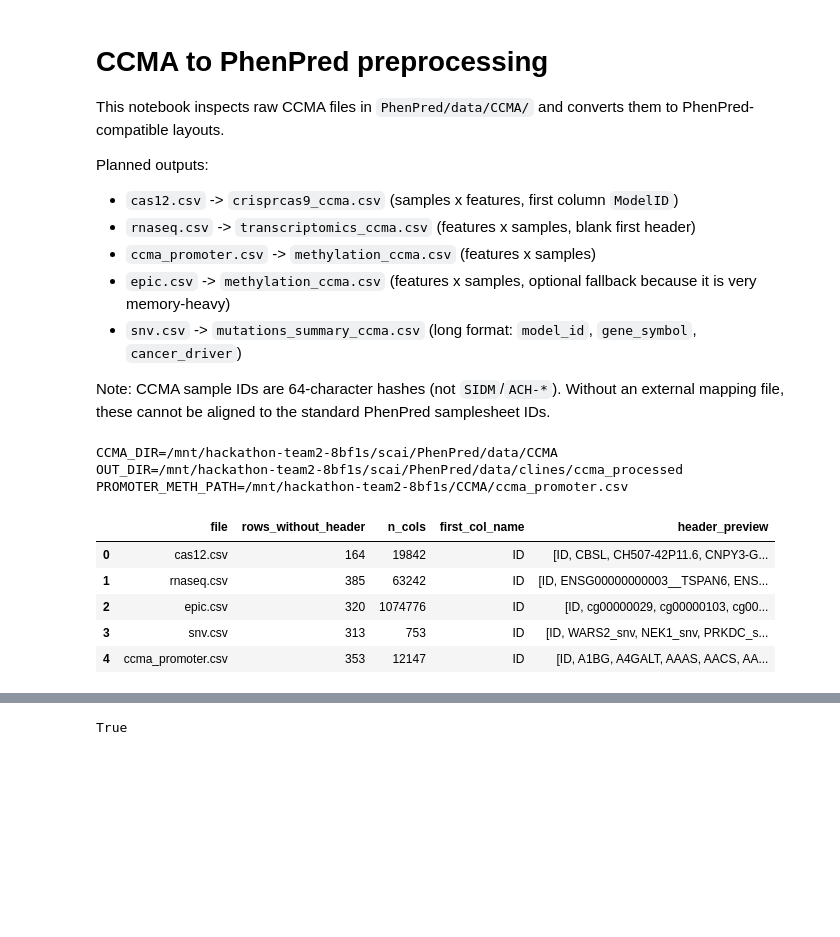
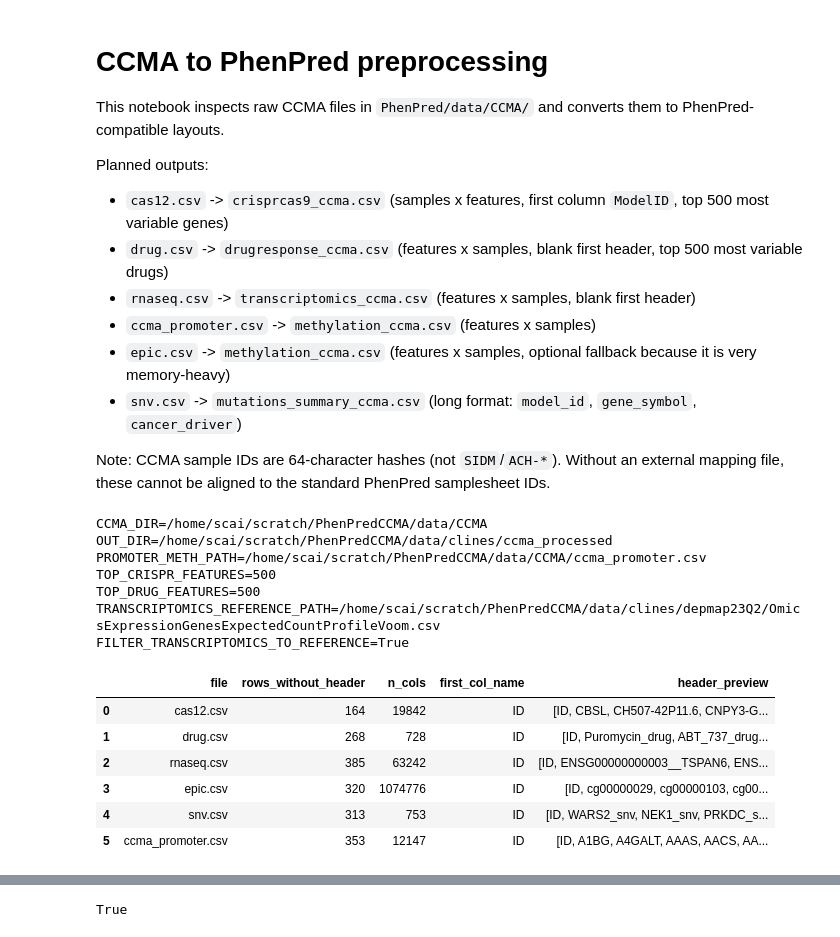
Before and after one commit to ZhaoxiangSimonCai/PhenPredCCMA, a Jupyter notebook: notebooks/preprocess_CCMA.ipynb, the cells around one changed output, grey strips where cells are left out. Cells and saved outputs as stored; diff of their text form; code cells hidden in the pictures; blank space fills up the shorter version.

```diff
--- a/notebooks/preprocess_CCMA.ipynb
+++ b/notebooks/preprocess_CCMA.ipynb
@@ -3,7 +3,8 @@
 This notebook inspects raw CCMA files in `PhenPred/data/CCMA/` and converts them to PhenPred-compatible layouts.
 
 Planned outputs:
-- `cas12.csv` -> `crisprcas9_ccma.csv` (samples x features, first column `ModelID`)
+- `cas12.csv` -> `crisprcas9_ccma.csv` (samples x features, first column `ModelID`, top 500 most variable genes)
+- `drug.csv` -> `drugresponse_ccma.csv` (features x samples, blank first header, top 500 most variable drugs)
 - `rnaseq.csv` -> `transcriptomics_ccma.csv` (features x samples, blank first header)
 - `ccma_promoter.csv` -> `methylation_ccma.csv` (features x samples)
 - `epic.csv` -> `methylation_ccma.csv` (features x samples, optional fallback because it is very memory-heavy)
@@ -18,12 +19,12 @@ import warnings
 import numpy as np
 import pandas as pd
 
-PROJECT_ROOT = Path('/mnt/hackathon-team2-8bf1s/scai/PhenPred')
+PROJECT_ROOT = Path("/home/scai/scratch/PhenPredCCMA/")
 CCMA_DIR = PROJECT_ROOT / 'data' / 'CCMA'
 OUT_DIR = PROJECT_ROOT / 'data' / 'clines' / 'ccma_processed'
 OUT_DIR.mkdir(parents=True, exist_ok=True)
 
-PROMOTER_METH_PATH = Path('/mnt/hackathon-team2-8bf1s/CCMA/ccma_promoter.csv')
+PROMOTER_METH_PATH = CCMA_DIR / 'ccma_promoter.csv'
 PROCESS_PROMOTER = True
 
 # Optional fallback: transpose ~1.07M EPIC probes if promoter methylation is unavailable.
@@ -32,39 +33,57 @@ PROCESS_EPIC = False
 # Optional pilot mode for epic transpose; leave None to process full file when PROCESS_EPIC=True.
 EPIC_MAX_FEATURES = None
 
+TOP_CRISPR_FEATURES = 500
+TOP_DRUG_FEATURES = 500
+
+# Use the DepMap transcriptomics feature index as the RNA keep-list.
+TRANSCRIPTOMICS_REFERENCE_PATH = (
+    PROJECT_ROOT / 'data' / 'clines' / 'depmap23Q2' / 'OmicsExpressionGenesExpectedCountProfileVoom.csv'
+)
+FILTER_TRANSCRIPTOMICS_TO_REFERENCE = True
+
 print(f'CCMA_DIR={CCMA_DIR}')
 print(f'OUT_DIR={OUT_DIR}')
 print(f'PROMOTER_METH_PATH={PROMOTER_METH_PATH}')
+print(f'TOP_CRISPR_FEATURES={TOP_CRISPR_FEATURES}')
+print(f'TOP_DRUG_FEATURES={TOP_DRUG_FEATURES}')
+print(f'TRANSCRIPTOMICS_REFERENCE_PATH={TRANSCRIPTOMICS_REFERENCE_PATH}')
+print(f'FILTER_TRANSCRIPTOMICS_TO_REFERENCE={FILTER_TRANSCRIPTOMICS_TO_REFERENCE}')
 # %% [output]
-CCMA_DIR=/mnt/hackathon-team2-8bf1s/scai/PhenPred/data/CCMA
-OUT_DIR=/mnt/hackathon-team2-8bf1s/scai/PhenPred/data/clines/ccma_processed
-PROMOTER_METH_PATH=/mnt/hackathon-team2-8bf1s/CCMA/ccma_promoter.csv
+CCMA_DIR=/home/scai/scratch/PhenPredCCMA/data/CCMA
+OUT_DIR=/home/scai/scratch/PhenPredCCMA/data/clines/ccma_processed
+PROMOTER_METH_PATH=/home/scai/scratch/PhenPredCCMA/data/CCMA/ccma_promoter.csv
+TOP_CRISPR_FEATURES=500
+TOP_DRUG_FEATURES=500
+TRANSCRIPTOMICS_REFERENCE_PATH=/home/scai/scratch/PhenPredCCMA/data/clines/depmap23Q2/OmicsExpressionGenesExpectedCountProfileVoom.csv
+FILTER_TRANSCRIPTOMICS_TO_REFERENCE=True
 # %%
 def quick_csv_schema(path, preview_cols=6):
     with open(path, newline='') as fh:
         reader = csv.reader(fh)
         header = next(reader)
         n_rows = sum(1 for _ in reader)
     return {
         'file': path.name,
         'rows_without_header': n_rows,
         'n_cols': len(header),
         'first_col_name': header[0],
         'header_preview': header[:preview_cols],
     }
 
-files = ['cas12.csv', 'rnaseq.csv', 'epic.csv', 'snv.csv']
+files = ['cas12.csv', 'drug.csv', 'rnaseq.csv', 'epic.csv', 'snv.csv']
 schema = [quick_csv_schema(CCMA_DIR / f) for f in files]
 if PROMOTER_METH_PATH.exists():
     schema.append(quick_csv_schema(PROMOTER_METH_PATH))
 pd.DataFrame(schema)
 # %% [output]
 |  | file | rows_without_header | n_cols | first_col_name | header_preview |
 | 0 | cas12.csv | 164 | 19842 | ID | [ID, CBSL, CH507-42P11.6, CNPY3-G... |
-| 1 | rnaseq.csv | 385 | 63242 | ID | [ID, ENSG00000000003__TSPAN6, ENS... |
-| 2 | epic.csv | 320 | 1074776 | ID | [ID, cg00000029, cg00000103, cg00... |
-| 3 | snv.csv | 313 | 753 | ID | [ID, WARS2_snv, NEK1_snv, PRKDC_s... |
-| 4 | ccma_promoter.csv | 353 | 12147 | ID | [ID, A1BG, A4GALT, AAAS, AACS, AA... |
+| 1 | drug.csv | 268 | 728 | ID | [ID, Puromycin_drug, ABT_737_drug... |
+| 2 | rnaseq.csv | 385 | 63242 | ID | [ID, ENSG00000000003__TSPAN6, ENS... |
+| 3 | epic.csv | 320 | 1074776 | ID | [ID, cg00000029, cg00000103, cg00... |
+| 4 | snv.csv | 313 | 753 | ID | [ID, WARS2_snv, NEK1_snv, PRKDC_s... |
+| 5 | ccma_promoter.csv | 353 | 12147 | ID | [ID, A1BG, A4GALT, AAAS, AACS, AA... |
 # %%
 # Cross-file sample ID overlap check
 id_sets = {}
```
Also changed, not shown: parts of 15 cells of this notebook, 10 other files.
